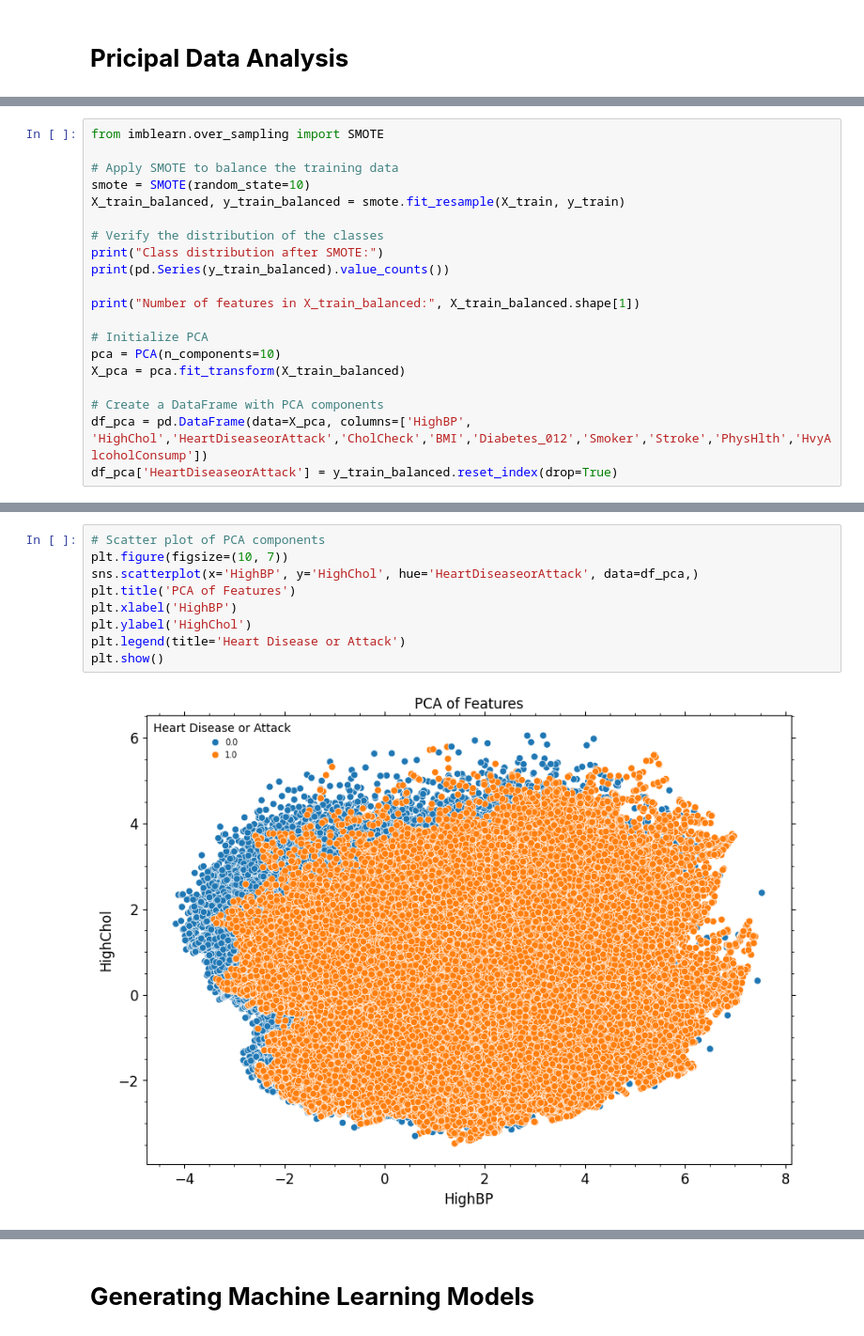
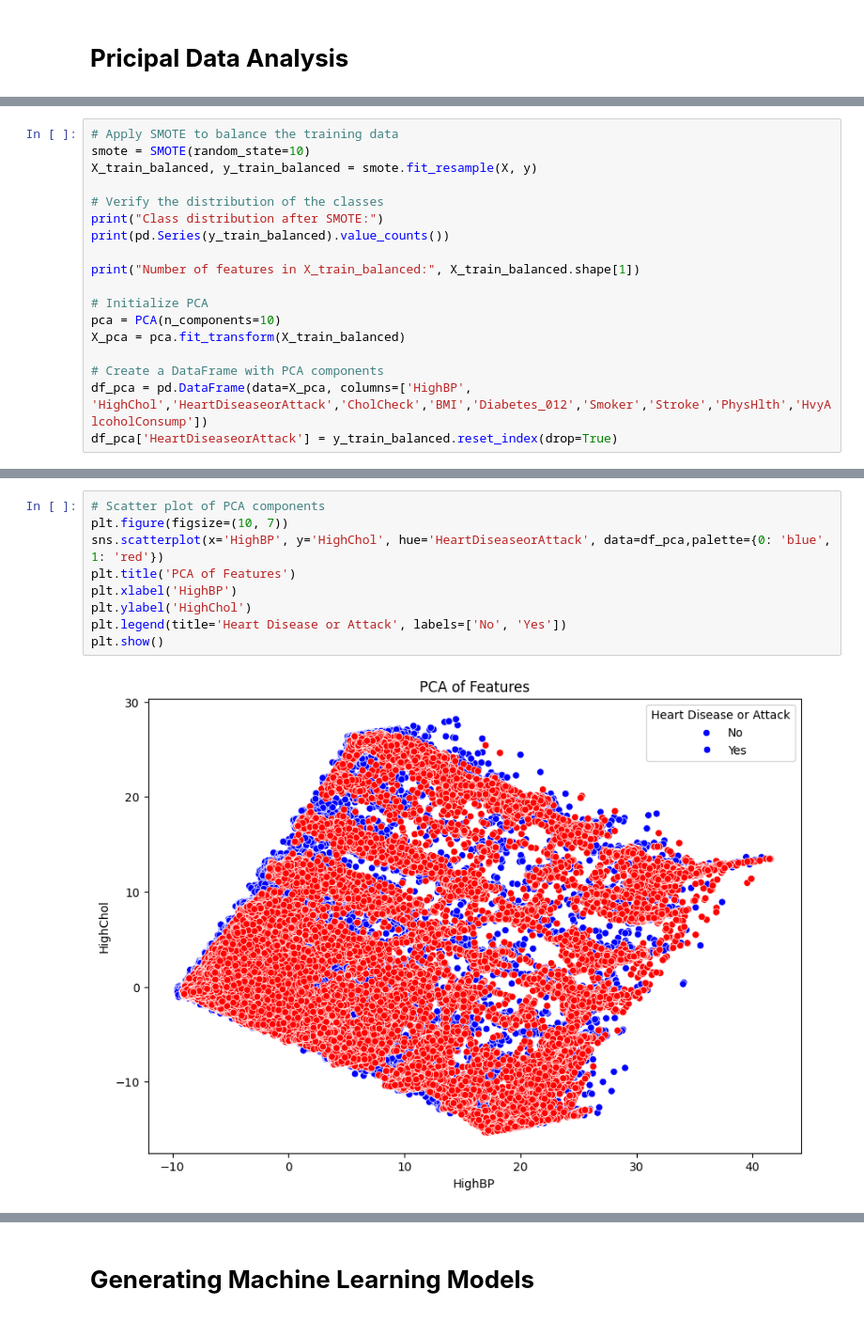
Before and after one commit to akhilnazim0/Data-Science-Project, a Jupyter notebook: Data_Science_Project_.ipynb, the cells around one changed output, grey strips where cells are left out. Shown at 94% size. Cells and saved outputs as stored; diff of their text form.

```diff
--- a/Data_Science_Project_.ipynb
+++ b/Data_Science_Project_.ipynb
@@ -368,11 +370,9 @@ Age_Category_Young adults       bool
 Sex_Cate_male                   bool
 dtype: object
 # %%
-from imblearn.over_sampling import SMOTE
-
 # Apply SMOTE to balance the training data
 smote = SMOTE(random_state=10)
-X_train_balanced, y_train_balanced = smote.fit_resample(X_train, y_train)
+X_train_balanced, y_train_balanced = smote.fit_resample(X, y)
 
 # Verify the distribution of the classes
 print("Class distribution after SMOTE:")
@@ -397,13 +397,13 @@ Number of features in X_train_balanced: 10
 # %%
 # Scatter plot of PCA components
 plt.figure(figsize=(10, 7))
-sns.scatterplot(x='HighBP', y='HighChol', hue='HeartDiseaseorAttack', data=df_pca,)
+sns.scatterplot(x='HighBP', y='HighChol', hue='HeartDiseaseorAttack', data=df_pca,palette={0: 'blue', 1: 'red'})
 plt.title('PCA of Features')
 plt.xlabel('HighBP')
 plt.ylabel('HighChol')
-plt.legend(title='Heart Disease or Attack')
+plt.legend(title='Heart Disease or Attack', labels=['No', 'Yes'])
 plt.show()
 # %% [output]
-[figure, old version]
+[figure, new version]
 # %%
 # Specify the columns you want to plot
```
Also changed, not shown: parts of 14 cells of this notebook.
